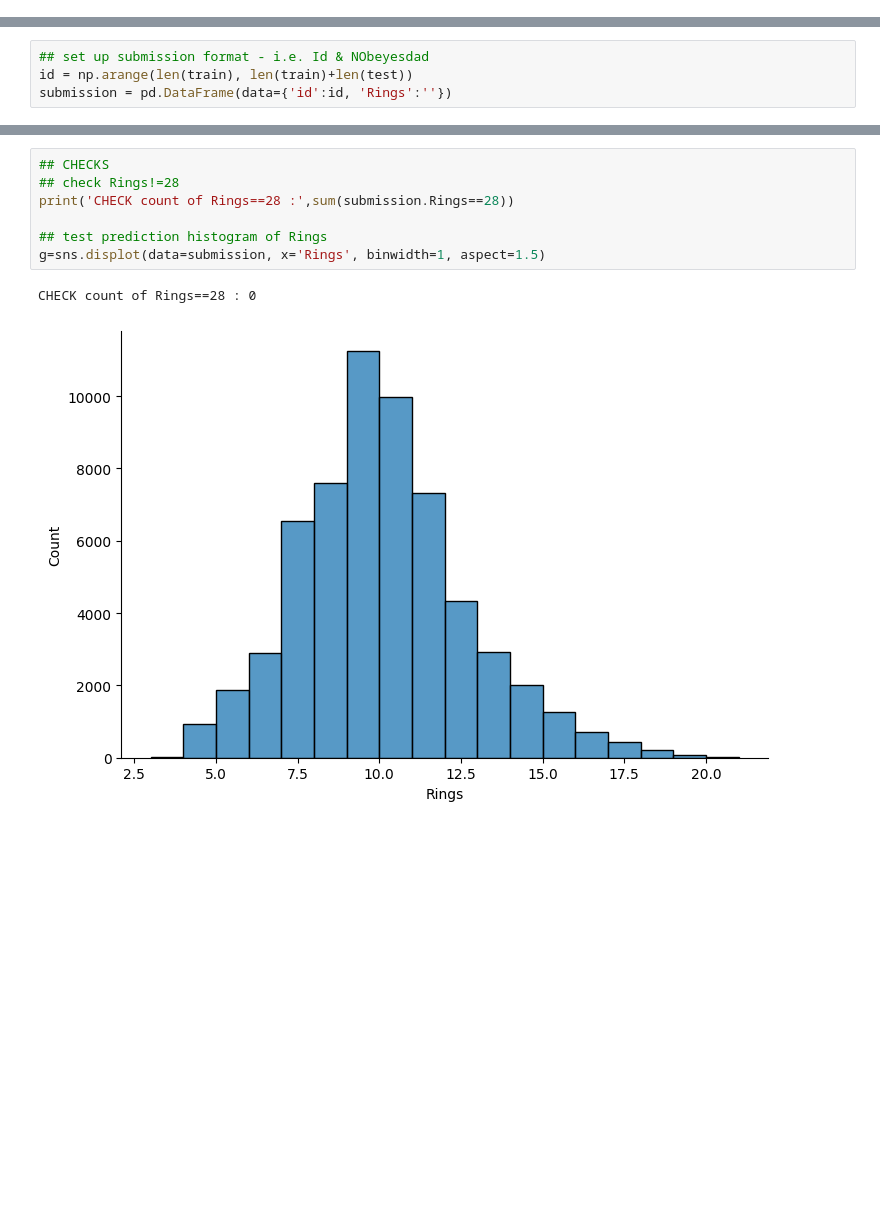
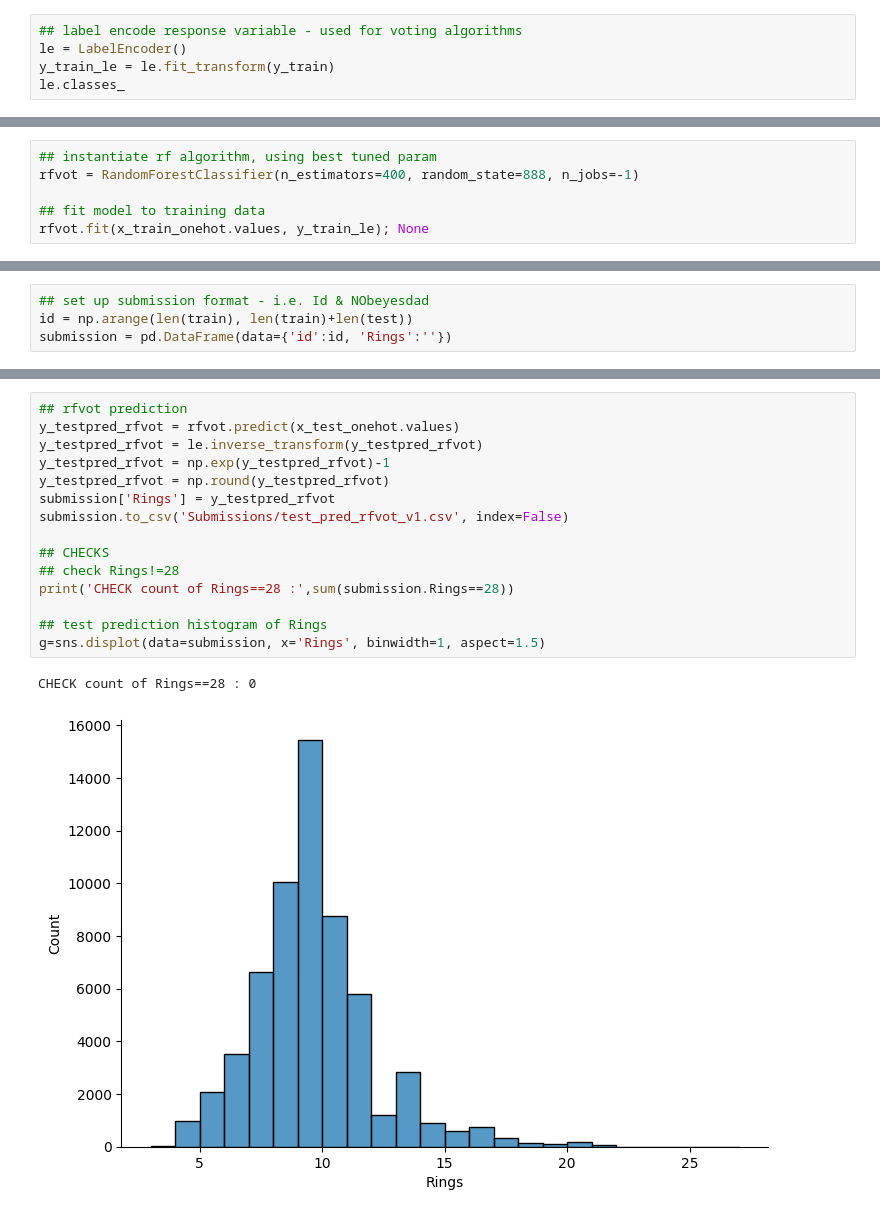
Before and after one commit to stephanie-yz/Kaggle_PG4.04_Abalone, a Jupyter notebook: 03_Modelling.ipynb, the cells around one changed output, grey strips where cells are left out. Drawn from its saved outputs; the diff is of its cells as text; blank space fills up the shorter version.

Commit message:
RF voting, and label encoding target variable

```diff
--- a/03_Modelling.ipynb
+++ b/03_Modelling.ipynb
@@ -55,3 +57,8 @@ train dimensions:  (90615, 11)
  'Density_meat',
  'Sex_I',
  'Sex_M']
+# %%
+## label encode response variable - used for voting algorithms
+le = LabelEncoder()
+y_train_le = le.fit_transform(y_train)
+le.classes_
@@ -104,3 +120,9 @@ rf_ft_imp.sort_values(by='Gini Importance', ascending=False)
+# %%
+## instantiate rf algorithm, using best tuned param
+rfvot = RandomForestClassifier(n_estimators=400, random_state=888, n_jobs=-1)
+
+## fit model to training data
+rfvot.fit(x_train_onehot.values, y_train_le); None
 # %% [markdown]
 ## Test Predictions
 # %%
@@ -117,10 +149,18 @@ submission.to_csv('Submissions/test_pred_rf_v2.csv', index=False)
 # %%
+## rfvot prediction
+y_testpred_rfvot = rfvot.predict(x_test_onehot.values)
+y_testpred_rfvot = le.inverse_transform(y_testpred_rfvot)
+y_testpred_rfvot = np.exp(y_testpred_rfvot)-1
+y_testpred_rfvot = np.round(y_testpred_rfvot)
+submission['Rings'] = y_testpred_rfvot
+submission.to_csv('Submissions/test_pred_rfvot_v1.csv', index=False)
+
 ## CHECKS
 ## check Rings!=28
 print('CHECK count of Rings==28 :',sum(submission.Rings==28))
 
 ## test prediction histogram of Rings
 g=sns.displot(data=submission, x='Rings', binwidth=1, aspect=1.5)
 # %% [output]
 CHECK count of Rings==28 : 0
-[figure, old version]
+[figure, new version]
```
Also changed, not shown: parts of 6 cells of this notebook, 1 other file.
